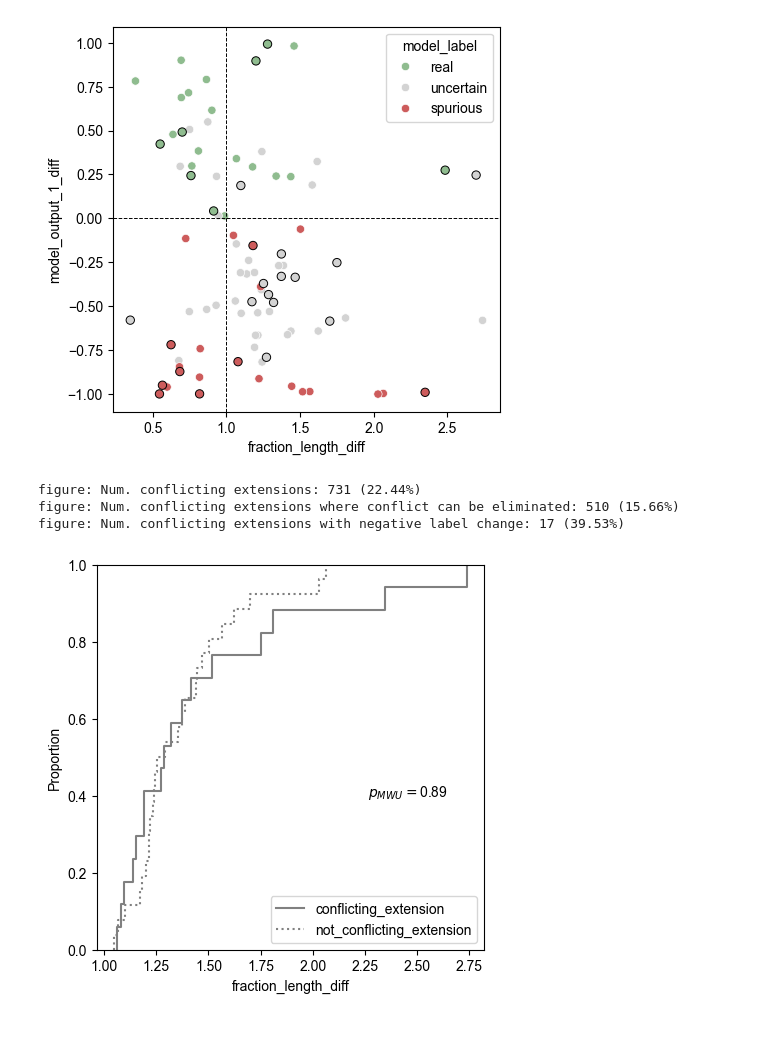
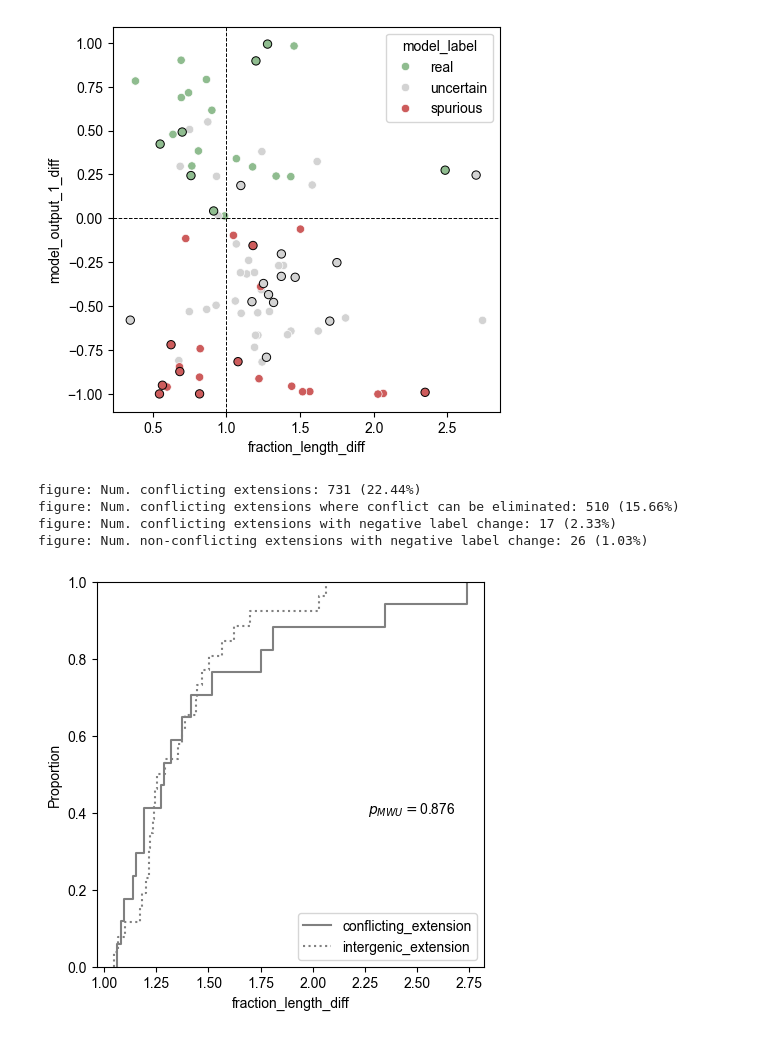
Before and after one commit to pipparichter/frugal, a Jupyter notebook: notebooks/results-2-si2.ipynb, the cells around one changed output. Cells and saved outputs as stored; diff of their text form; code cells hidden in the pictures.

```diff
--- a/notebooks/results-2-si2.ipynb
+++ b/notebooks/results-2-si2.ipynb
@@ -40,8 +40,12 @@ results_df['three_prime_truncation'] = is_three_prime_truncation(results_df)
 results_df['five_prime_truncation'] = is_five_prime_truncation(results_df)
 results_df['extension'] = results_df.three_prime_extension | results_df.five_prime_extension
 results_df['truncation'] = results_df.three_prime_truncation | results_df.five_prime_truncation
+results_df['nt_length'] = (results_df.top_hit_stop - results_df.top_hit_start + 1) # Length of the reference sequence in nucleotides.
 results_df['nt_length_diff'] = (results_df.query_stop - results_df.query_start) - (results_df.top_hit_stop - results_df.top_hit_start)
+results_df['fraction_length_diff'] = (results_df.nt_length + results_df.nt_length_diff) / results_df.nt_length
 results_df['model_output_1_diff'] = results_df.model_output_1 - results_df.top_hit_model_output_1 # Positive if the Prodigal sequence is more likely to be real, negative if less likely to be real.
+results_df['boundary_difference'] = results_df.extension | results_df.truncation
+results_df['confirmed_coordinates'] = results_df.top_hit_evidence_type == 'similar to AA sequence'
 
 # There are some cases where the start and stops align, but the Prodigal prediction has unknown amino acids. Will keep these in a seperate category.
 # assert np.all(results_df.exact_match ^ (results_df.extension | results_df.truncation)), 'None of the exact matches should be marked as extended or truncated.'
@@ -49,3 +53,23 @@ results_df['model_output_1_diff'] = results_df.model_output_1 - results_df.top_h
 # There are only 7 cases of both 3' and 5' errors, so just excluding these for now.
 # assert ((results_df.three_prime_extension | results_df.three_prime_truncation) & (results_df.five_prime_extension | results_df.five_prime_truncation)).sum() == 0, "There are some cases of both 5' and 3'-terminal errors."
 results_df = results_df[~((results_df.three_prime_extension | results_df.three_prime_truncation) & (results_df.five_prime_extension | results_df.five_prime_truncation))].copy()
+# %%
+# In analyzing gene boundary differences, we must also address the fallibility of the reference annotation. The coordinates of ~50% of all matched reference ORFs are determined by homology
+# to a known gene; we consider these coordinates “confirmed,” as conservation provides support for the selected boundaries. However, the coordinates of the remaining ORFs are determined by
+# GeneMarkS-2, an ab initio tool which is also subject to boundary selection errors [CITE]. We observe that the method of gene boundary selection has a significant effect on the likelihood
+# of gene boundary difference (p < 1e-53), suggesting that the observed 11% rate of Prodigal boundary errors may be artificially-inflated by GeneMarkS-2 errors; indeed, if we limit analysis
+# to ORFs with confirmed reference coordinates, error rate decreases to 9%. However, because the relative accuracy of different ab initio tools is highly-dependent on genome features, it is
+# difficult to determine which boundary differences are genuine Prodigal errors [CITE].
+
+
+n_boundary_differences = results_df.boundary_difference.sum()
+
+# What fraction of all top hits have gene boundaries determined by GeneMark?
+# As per PGAP papers, the coordinated of ORFs detected by protein motif also have boundaries determined by GeneMark.
+print('Num. ORFs with confirmed reference coordinates:', results_df.confirmed_coordinates.sum(), f'({get_percent(results_df.confirmed_coordinates.sum(), len(results_df))})')
+
+print('Num. ORFs with boundary differences and GeneMarkS-2 reference coordinates:', (results_df.boundary_difference & ~has_confirmed_coords(results_df)).sum(), f'({get_percent((results_df.boundary_difference & ~has_confirmed_coords(results_df)).sum(), n_boundary_differences)})')
+print('Num. ORFs with boundary differences and confirmed reference coordinates:', (results_df.boundary_difference & has_confirmed_coords(results_df)).sum(), f'({get_percent((results_df.boundary_difference & has_confirmed_coords(results_df)).sum(), n_boundary_differences)})')
+
+p = get_chi_square_p_value(pd.crosstab(results_df.confirmed_coordinates, results_df.boundary_difference))
+print(f'p = {p:.3e}')
@@ -119,8 +170,8 @@ def figure(results_df:pd.DataFrame):
 
     fig, ax = plt.subplots(figsize=(5, 5))
 
-    sns.ecdfplot(figure_df[figure_df.hypothetical], x='fraction_length_diff', color='lightgray', ls=':')
-    sns.ecdfplot(figure_df[~figure_df.hypothetical], x='fraction_length_diff', color='lightgray', label='all')
+    sns.ecdfplot(figure_df[figure_df.hypothetical & ~model_label_diff], x='fraction_length_diff', color='lightgray', ls=':')
+    sns.ecdfplot(figure_df[~figure_df.hypothetical & ~model_label_diff], x='fraction_length_diff', color='lightgray', label='all')
 
     sns.ecdfplot(figure_df[model_label_diff & figure_df.hypothetical], x='fraction_length_diff', color='gray', ls=':')
     sns.ecdfplot(figure_df[model_label_diff & ~figure_df.hypothetical], x='fraction_length_diff', color='gray', label='diff')
@@ -135,6 +186,13 @@ def figure(results_df:pd.DataFrame):
     # text += '\n$p_{all}=$' + str(np.round(p, 3))
     ax.text(0.1, 0.8, text, transform=ax.transAxes)
 
+    # What proportion of truncations >_% of sequence length and extensions >_% of sequence length
+    # do not cause a change in model label?
+    truncation_threshold, extension_threshold = 0.5, 2
+    text = get_text(f'<{truncation_threshold}', (~model_label_diff & (figure_df.fraction_length_diff < truncation_threshold)).sum(), (figure_df.fraction_length_diff < truncation_threshold).sum())
+    text += get_text(f'>{extension_threshold}', (~model_label_diff & (figure_df.fraction_length_diff > extension_threshold)).sum(), (figure_df.fraction_length_diff > extension_threshold).sum())
+    ax.text(0.5, 0.2, text, transform=ax.transAxes)
+
     ax.set_xlim(xmax=2, xmin=0.25)
     ax.set_ylabel('proportion')
     plt.show()
@@ -205,35 +263,40 @@ def figure(results_df:pd.DataFrame):
     all_hits_df = all_hits_df[['query_id', 'subject_id', 'subject_product', 'overlap_length', 'same_strand', 'subject_start', 'subject_stop', 'subject_feature']].copy()
     figure_df = figure_df.merge(all_hits_df, left_on='query_id', right_on='query_id', how='left') # Merge, preserving the order of the original DataFrame.
     figure_df['subject_start'], figure_df['subject_stop'], figure_df['overlap_length'] = figure_df.subject_start.fillna(0), figure_df.subject_stop.fillna(0), figure_df.overlap_length.fillna(0)
 
     # df['subject_feature'] = np.where(df.subject_feature.isnull(), 'none', df.subject_feature)
     # df['subject_product'] = np.where(df.subject_product.isnull(), 'none', df.subject_product)
 
 
     figure_df['adjusted_overlap_length'] = np.where(has_overlap(figure_df), get_overlap_length(figure_df), 0)
     figure_df['conflicting_extension'] = figure_df.adjusted_overlap_length < figure_df.overlap_length # If the overlap length is reduced by boundary adjustment, it is a conflicting extension.
+    n_conflicting_extensions = figure_df.conflicting_extension.sum()
+    n_intergenic_extensions = (~figure_df.conflicting_extension).sum()
 
-    print('figure: Num. conflicting extensions:', figure_df.conflicting_extension.sum(), f'({get_percent(figure_df.conflicting_extension.sum(), len(figure_df))})')
+    print('figure: Num. conflicting extensions:', n_conflicting_extensions, f'({get_percent(n_conflicting_extensions, len(figure_df))})')
     print('figure: Num. conflicting extensions where conflict can be eliminated:', (figure_df.conflicting_extension & (figure_df.adjusted_overlap_length == 0)).sum(), f'({get_percent((figure_df.conflicting_extension & (figure_df.adjusted_overlap_length == 0)).sum(), len(figure_df))})')
+    # mask = (np.abs(figure_df.model_output_1_diff) > 0) & (figure_df.model_label == figure_df.top_hit_model_label)
     mask = (figure_df.model_output_1_diff < 0) & (figure_df.model_label != figure_df.top_hit_model_label)
     figure_df = figure_df[mask].copy()
-    print('figure: Num. conflicting extensions with negative label change:', figure_df.conflicting_extension.sum(), f'({get_percent(figure_df.conflicting_extension.sum(), len(figure_df))})')
+    print('figure: Num. conflicting extensions with negative label change:', figure_df.conflicting_extension.sum(), f'({get_percent(figure_df.conflicting_extension.sum(), n_conflicting_extensions)})')
+    print('figure: Num. non-conflicting extensions with negative label change:', (~figure_df.conflicting_extension).sum(), f'({get_percent((~figure_df.conflicting_extension).sum(), n_intergenic_extensions)})')
 
     fig, ax = plt.subplots(figsize=(5, 5))
     sns.ecdfplot(figure_df[figure_df.conflicting_extension], x='fraction_length_diff', color='gray', label='conflicting_extension')
-    sns.ecdfplot(figure_df[~figure_df.conflicting_extension], x='fraction_length_diff', color='gray', ls=':', label='not_conflicting_extension')
+    sns.ecdfplot(figure_df[~figure_df.conflicting_extension], x='fraction_length_diff', color='gray', ls=':', label='intergenic_extension')
     ax.legend()
 
     p = get_mann_whitney_p_value(figure_df[figure_df.conflicting_extension].fraction_length_diff, figure_df[~figure_df.conflicting_extension].fraction_length_diff, n_permutations=1000)
 
     text = '$p_{MWU}=$' + str(np.round(p, 3))
     ax.text(0.7, 0.4, text, transform=ax.transAxes)
 
     plt.show()
 
 figure(results_df)
 # %% [output]
 figure: Num. conflicting extensions: 731 (22.44%)
 figure: Num. conflicting extensions where conflict can be eliminated: 510 (15.66%)
-figure: Num. conflicting extensions with negative label change: 17 (39.53%)
+figure: Num. conflicting extensions with negative label change: 17 (2.33%)
+figure: Num. non-conflicting extensions with negative label change: 26 (1.03%)
-[figure, old version]
+[figure, new version]
```
Also changed, not shown: parts of 6 cells of this notebook.
